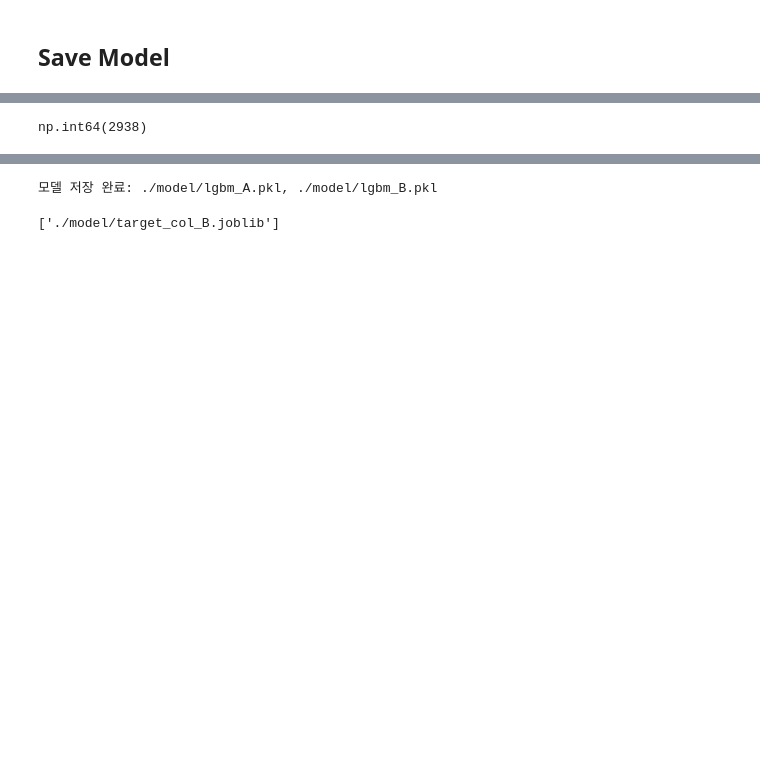
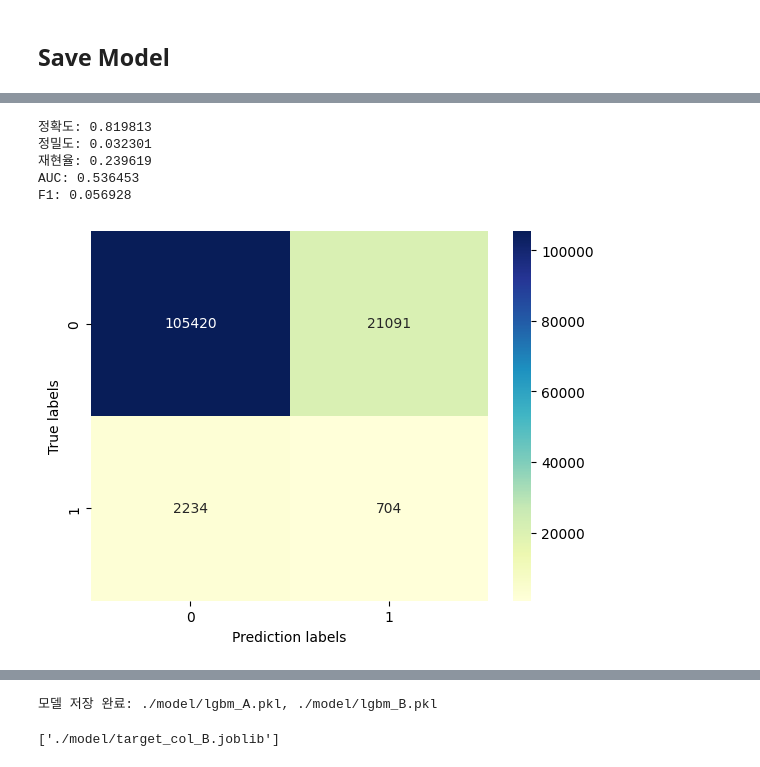
Before and after one commit to hongjeonghui/data-contest-lab, a Jupyter notebook: notebooks/test_di/[Baseline_Train]_LightGBM을 활용한 모델 학습 및 피쳐엔지니어링 (학습) (2).ipynb, the cells around one changed output, grey strips where cells are left out. Drawn from its saved outputs; the diff is of its cells as text; code cells hidden in the pictures; blank space fills up the shorter version.

```diff
--- a/notebooks/test_di/[Baseline_Train]_LightGBM을 활용한 모델 학습 및 피쳐엔지니어링 (학습) (2).ipynb
+++ b/notebooks/test_di/[Baseline_Train]_LightGBM을 활용한 모델 학습 및 피쳐엔지니어링 (학습) (2).ipynb
@@ -549,8 +599,8 @@ len(target_col), len(target_col_B)
 meta_A = train_meta[train_meta["Test"]=="A"].reset_index(drop=True)
 meta_B = train_meta[train_meta["Test"]=="B"].reset_index(drop=True)
 
-X_A, y_A = train_A_features[target_col], meta_A["Label"].values
-X_B, y_B = train_B_features[target_col_B], meta_B["Label"].values
+X_A, y_A = train_A_features.drop(columns=["Test_id","Test","PrimaryKey","Age","TestDate","Label"]), train_A_features["Label"]
+X_B, y_B = train_B_features.drop(columns=["Test_id","Test","PrimaryKey","Age","TestDate","Label"]), train_B_features["Label"]
 
 X_train_A, X_val_A, y_train_A, y_val_A = train_test_split(X_A, y_A, test_size=0.2, stratify=y_A, random_state=42)
 X_train_B, X_val_B, y_train_B, y_val_B = train_test_split(X_B, y_B, test_size=0.2, stratify=y_B, random_state=42)
@@ -646,28 +735,10 @@ pipe_B = Pipeline([
 # %%
 def train_and_eval(X_train, y_train, X_val, y_val, group_label):
     model = pipe_A if group_label == "A" else pipe_B
-    preprocess = preprocess_A if group_label == "A" else preprocess_B
-    # model = lgb.LGBMClassifier(
-    #     objective="binary",
-    #     metric="auc",
-    #     n_estimators=3000,
-    #     learning_rate=0.05,
-    #     n_jobs=-1,
-    #     random_state=42,
-    # )
-    # X_val = preprocess(X_val)
-    # X_val = preprocess(X_val)
     model.fit(
         X_train, y_train,
         model__eval_set=[(X_val, y_val)],
-        # model__callbacks=[lgb.early_stopping(200), lgb.log_evaluation(100)]
     )
-    # model.fit(
-    #     X_train, y_train,
-    #     eval_set=[(X_val, y_val)],
-    #     eval_metric="auc",
-    #     callbacks=[lgb.early_stopping(200), lgb.log_evaluation(100)]
-    # )
 
     val_pred = model.predict_proba(X_val)[:,1]
     auc = roc_auc_score(y_val, val_pred)
@@ -734,4 +800,27 @@ print("Best F1:", f1_score(y_val_B, y_pred_B), "thr:", best_thr_B)
-# %%
-y_val_A.sum()
-# %% [output]
-np.int64(2938)
+# %%
+def get_clf_eval(y_answer, y_pred):
+  acc = metrics.accuracy_score(y_answer, y_pred)
+  prec = metrics.precision_score(y_answer, y_pred)
+  recall = metrics.recall_score(y_answer, y_pred)
+  AUC = metrics.roc_auc_score(y_answer, y_pred)
+  F1 = metrics.f1_score(y_answer, y_pred)
+
+  print('정확도: {:.6f}'.format(acc))
+  print('정밀도: {:.6f}'.format(prec))
+  print('재현율: {:.6f}'.format(recall))
+  print('AUC: {:.6f}'.format(AUC))
+  print('F1: {:.6f}'.format(F1))
+
+
+  sns.heatmap(metrics.confusion_matrix(y_answer, y_pred), annot=True, fmt="d", cmap="YlGnBu")
+  plt.xlabel("Prediction labels")
+  plt.ylabel("True labels")
+# %%
+get_clf_eval(y_val_A, y_pred_A)
+# %% [output]
+정확도: 0.819813
+정밀도: 0.032301
+재현율: 0.239619
+AUC: 0.536453
+F1: 0.056928
+[figure, added]
```
Also changed, not shown: parts of 46 cells of this notebook.
